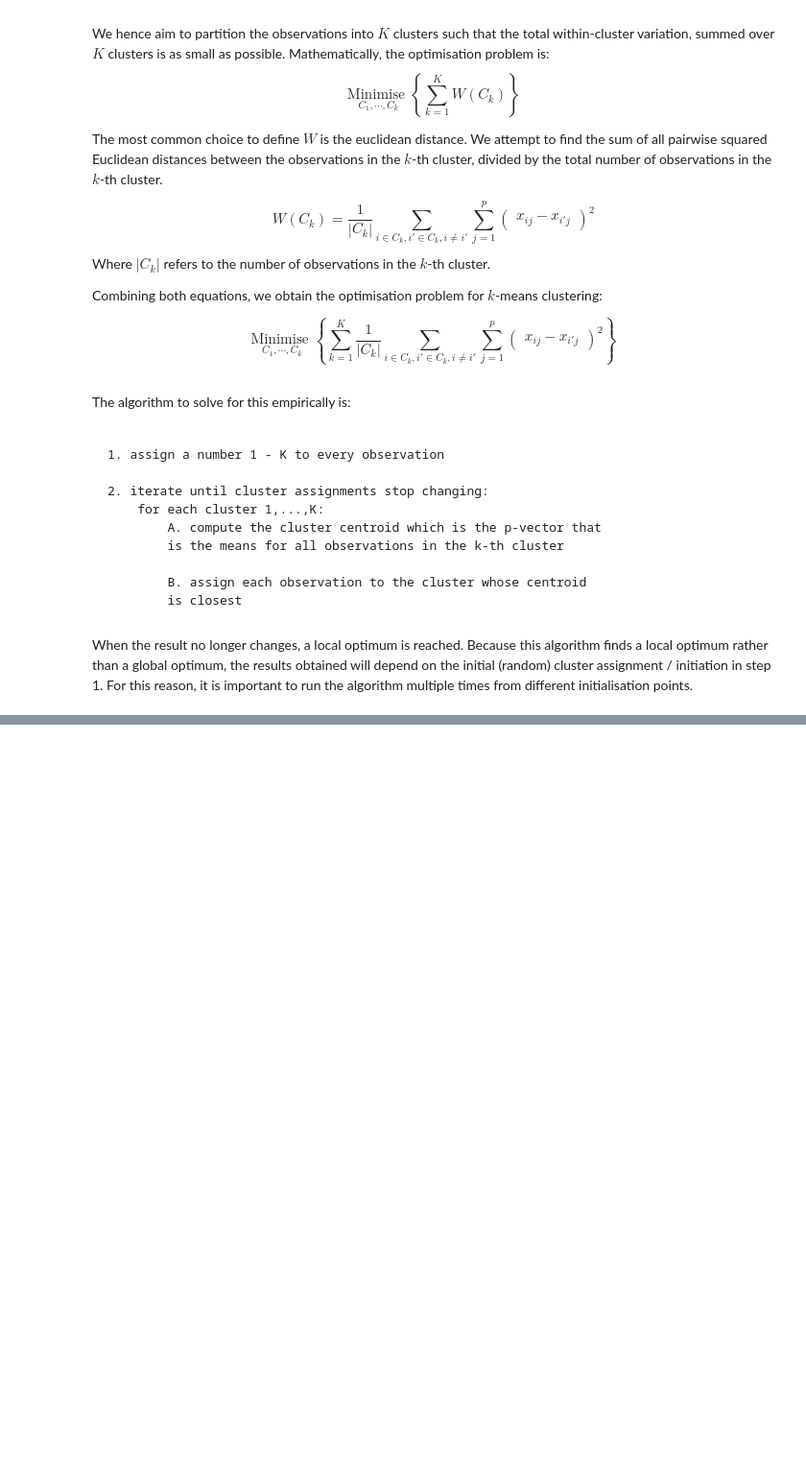
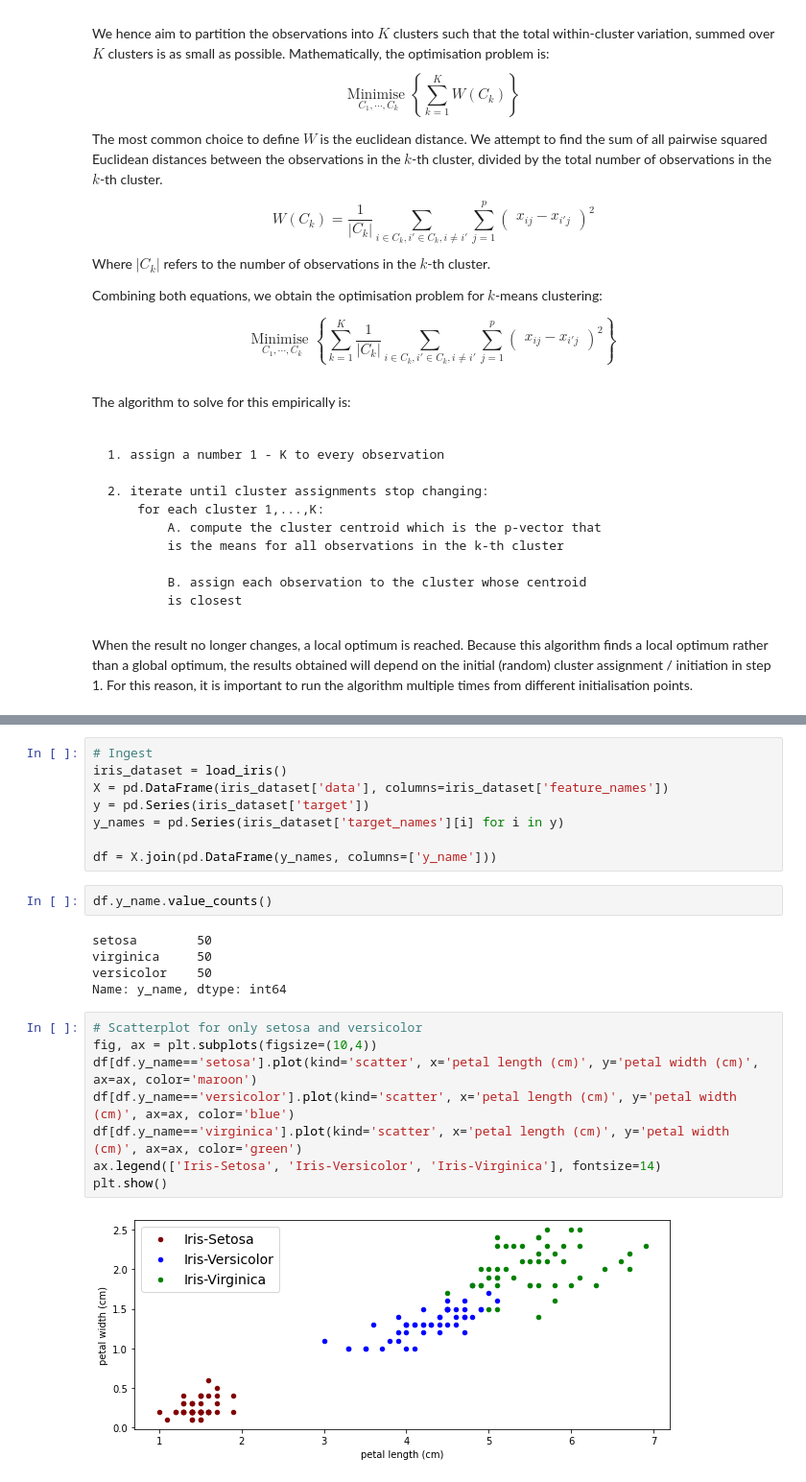
Before and after one commit to bryanblackbee/topic__hands-on-machine-learning, a Jupyter notebook: chap09/09-textbook-clustering-methods-01.ipynb, the cells around one changed output, grey strips where cells are left out. Shown: that part at 96% size. Saved outputs shown, nothing was run; the diff lists cells and outputs as text; blank space fills up the shorter version.

```diff
--- a/chap09/09-textbook-clustering-methods-01.ipynb
+++ b/chap09/09-textbook-clustering-methods-01.ipynb
@@ -51,0 +63,25 @@ When the result no longer changes, a local optimum is reached. Because this algo
+# %%
+# Ingest
+iris_dataset = load_iris()
+X = pd.DataFrame(iris_dataset['data'], columns=iris_dataset['feature_names'])
+y = pd.Series(iris_dataset['target'])
+y_names = pd.Series(iris_dataset['target_names'][i] for i in y)
+
+df = X.join(pd.DataFrame(y_names, columns=['y_name']))
+# %%
+df.y_name.value_counts()
+# %% [output]
+setosa        50
+virginica     50
+versicolor    50
+Name: y_name, dtype: int64
+# %%
+# Scatterplot for only setosa and versicolor
+fig, ax = plt.subplots(figsize=(10,4))
+df[df.y_name=='setosa'].plot(kind='scatter', x='petal length (cm)', y='petal width (cm)', ax=ax, color='maroon')
+df[df.y_name=='versicolor'].plot(kind='scatter', x='petal length (cm)', y='petal width (cm)', ax=ax, color='blue')
+df[df.y_name=='virginica'].plot(kind='scatter', x='petal length (cm)', y='petal width (cm)', ax=ax, color='green')
+ax.legend(['Iris-Setosa', 'Iris-Versicolor', 'Iris-Virginica'], fontsize=14)
+plt.show()
+# %% [output]
+[figure, added]
```
Also changed, not shown: parts of 5 cells of this notebook, 2 other files.
